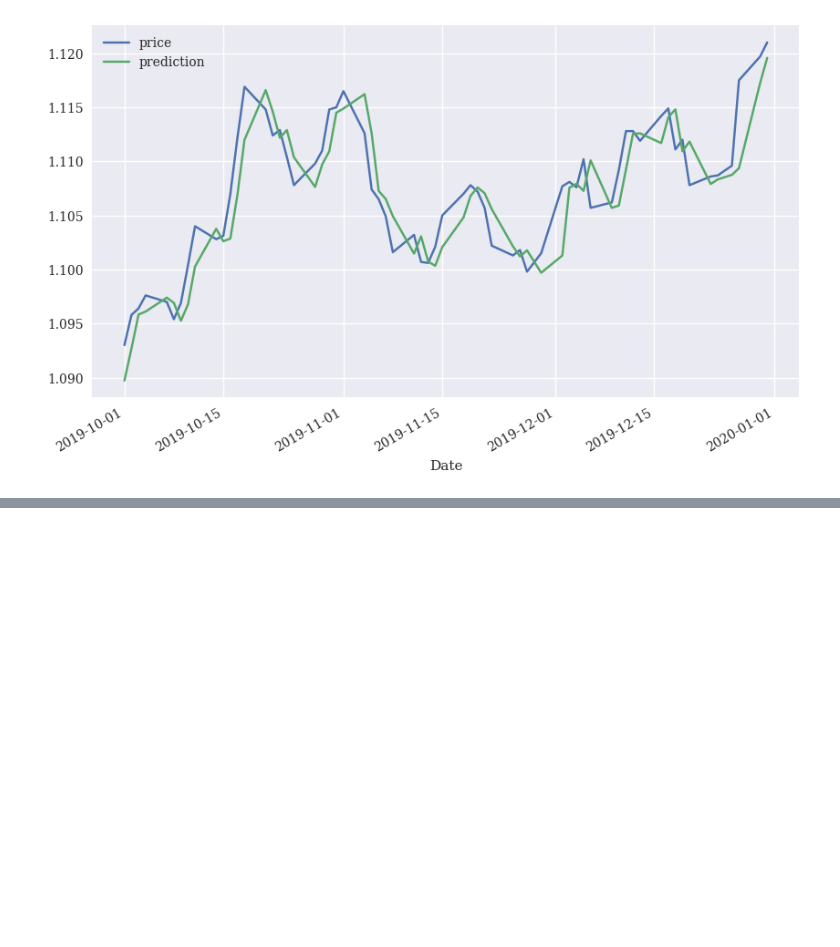
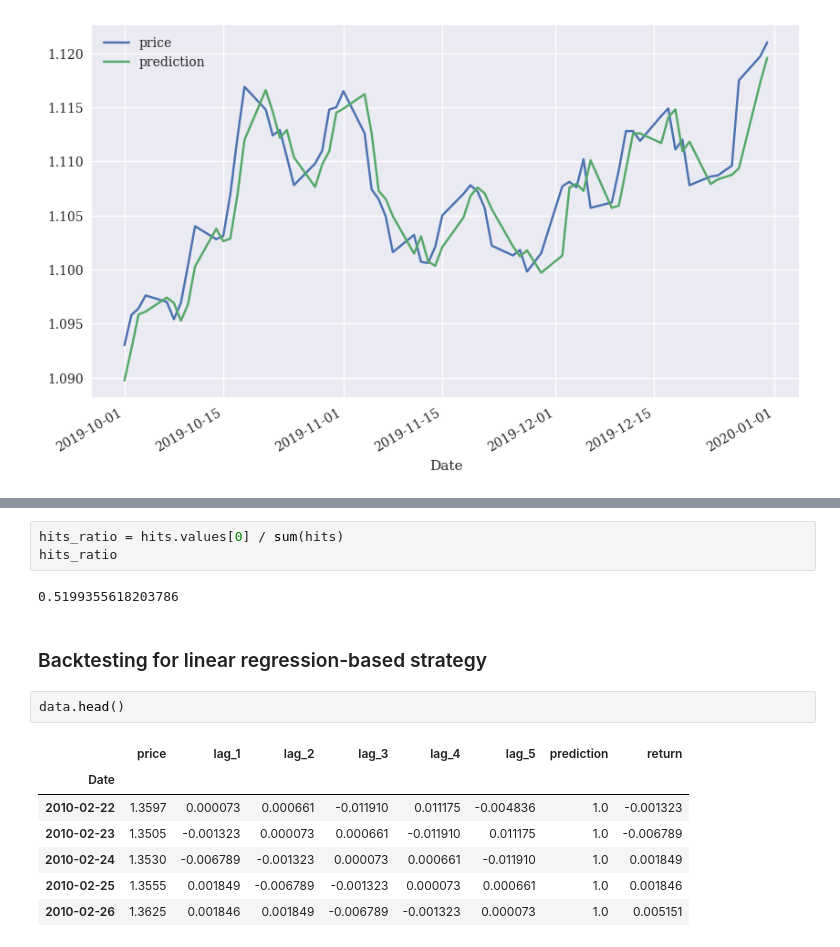
Before and after one commit to ArchQuant/backtesting-basics, a Jupyter notebook: time_series/linear.ipynb, the cells around one changed output, grey strips where cells are left out. Cells and saved outputs as stored; diff of their text form; blank space fills up the shorter version.

```diff
--- a/time_series/linear.ipynb
+++ b/time_series/linear.ipynb
@@ -129,0 +193,17 @@ data[['price', 'prediction']].loc['2019-10-1':].plot(figsize=(10, 6));
+# %%
+hits_ratio = hits.values[0] / sum(hits)
+hits_ratio
+# %% [output]
+0.5199355618203786
+# %% [markdown]
+### Backtesting for linear regression-based strategy
+# %%
+data.head()
+# %% [output]
+|  | price | lag_1 | lag_2 | lag_3 | lag_4 | lag_5 | prediction | return |
+| Date |  |  |  |  |  |  |  |  |
+| 2010-02-22 | 1.3597 | 0.000073 | 0.000661 | -0.011910 | 0.011175 | -0.004836 | 1.0 | -0.001323 |
+| 2010-02-23 | 1.3505 | -0.001323 | 0.000073 | 0.000661 | -0.011910 | 0.011175 | 1.0 | -0.006789 |
+| 2010-02-24 | 1.3530 | -0.006789 | -0.001323 | 0.000073 | 0.000661 | -0.011910 | 1.0 | 0.001849 |
+| 2010-02-25 | 1.3555 | 0.001849 | -0.006789 | -0.001323 | 0.000073 | 0.000661 | 1.0 | 0.001846 |
+| 2010-02-26 | 1.3625 | 0.001846 | 0.001849 | -0.006789 | -0.001323 | 0.000073 | 1.0 | 0.005151 |
```
Also changed, not shown: parts of 12 cells of this notebook.
